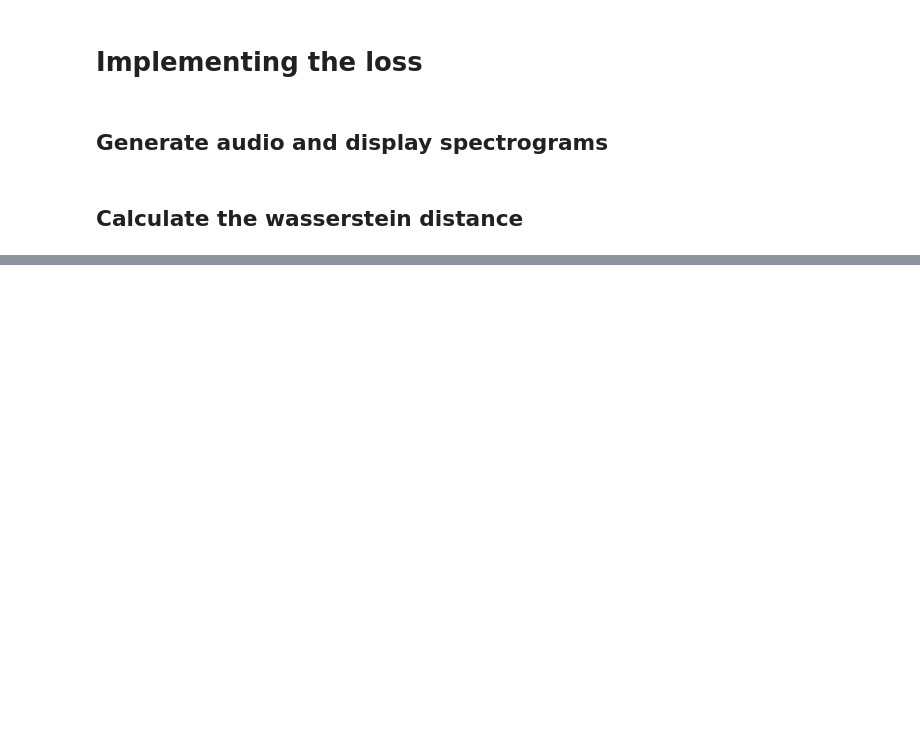
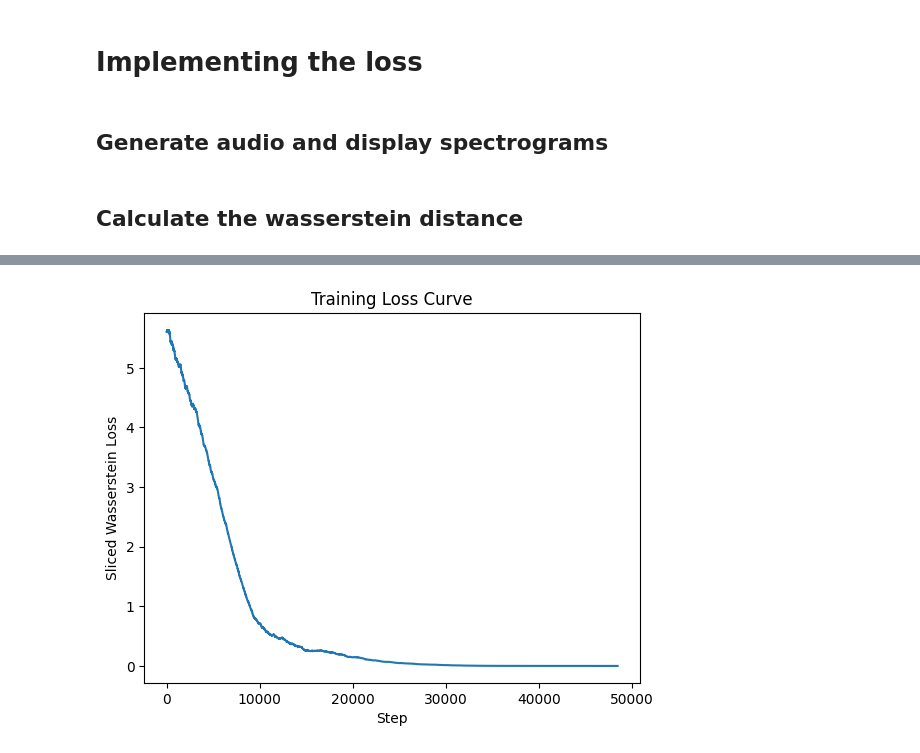
Before and after one commit to blazejkotowski/plaud, a Jupyter notebook: experiments/wasserstein_loss/wasserstein_loss.ipynb, the cells around one changed output, grey strips where cells are left out. Cells and saved outputs as stored; diff of their text form; code cells hidden in the pictures; blank space fills up the shorter version.

Commit message:
Working optimization with Wasserstein loss

```diff
--- a/experiments/wasserstein_loss/wasserstein_loss.ipynb
+++ b/experiments/wasserstein_loss/wasserstein_loss.ipynb
@@ -26,21 +28,20 @@ training_root = os.path.join(experiment_root, 'training')
 # %%
 # Dataset parameters
 chunk_duration = 2.0
-sampling_rate = 44100
+sampling_rate = 16000
 n_signal = chunk_duration * sampling_rate
 batch_size = 16
 
 # Model parameters
-latent_size = num_params = 4
-max_freq = 22050
-n_sines = 10
+latent_size = num_params = 128
+n_sines = 1
 
 # Training parameters
-warmup_start = 300
-warmup_end = 500
-beta = 1.0
+# warmup_start = 300
+# warmup_end = 500
+# beta = 1.0
 max_epochs = 5000
-learning_rate = 1e-2
+learning_rate = 1e-4
 # %%
 def get_dataset_split(dataset_path, validation_split=0.2):
   """
@@ -404,0 +397,73 @@ plt.show()
+# %%
+import torch
+torch.set_float32_matmul_precision('medium')
+torch.set_default_tensor_type('torch.cuda.FloatTensor')
+torch.set_default_device('cuda')
+
+import numpy as np
+from ddsp.losses import SlicedWassersteinLoss
+from auraloss.freq import MultiResolutionSTFTLoss
+
+from IPython.display import Audio, display
+from tqdm.notebook import trange
+
+# Configurable parameters
+fs = 44100  # sample rate, can be changed
+dur = 2.0   # seconds
+n_samples = int(fs * dur)
+
+# Loss
+sw_loss = SlicedWassersteinLoss(sampling_rate=fs, n_projections=10, win_size=512, hop_size=256, p=2)
+# mss_loss = MultiResolutionSTFTLoss()
+
+# Training loop parameters
+n_steps = 50000
+learning_rate = 1e-3
+
+# Randomize base frequency in [0, fs/2]
+# target_freq = 6000
+target_freq = torch.rand(1).item() * (fs / 2)
+
+# Target sinusoid
+t = torch.arange(n_samples, device='cuda') / fs
+target = torch.cos(2 * np.pi * target_freq * t).to('cuda')
+
+print("Target frequency:", target_freq)
+display(Audio(target.cpu().numpy(), rate=fs))
+
+a = torch.nn.Parameter(torch.randn(1, device='cuda'))
+# a = torch.nn.Parameter(torch.Tensor([0.5]))
+
+optimizer = torch.optim.Adam([a], lr=learning_rate)
+
+losses = []
+progress_bar = trange(n_steps, desc="Training", leave=True)
+for step in progress_bar:
+  optimizer.zero_grad()
+  freq = torch.sigmoid(a) * (fs / 2)  # Ensure frequency is in [0, fs/2]
+  synth = torch.cos(2 * np.pi * freq * t)
+
+  loss = sw_loss(synth.unsqueeze(0), target.unsqueeze(0))
+  if loss.item() < 1e-7:
+    progress_bar.n = step + 1
+    progress_bar.last_print_n = step + 1
+    progress_bar.update(0)
+    break
+
+  loss.backward()
+  optimizer.step()
+  losses.append(loss.item())
+
+  if step % 100 == 0 or step == n_steps - 1:
+    progress_bar.set_postfix({"Loss": f"{loss.item():.6f}", "Freq": f"{freq.item():.2f}"})
+
+import matplotlib.pyplot as plt
+plt.plot(losses)
+plt.xlabel('Step')
+plt.ylabel('Sliced Wasserstein Loss')
+plt.title('Training Loss Curve')
+plt.show()
+
+print(f"Fitted frequency: {freq.item():.2f} Hz")
+print(f"Target frequency: {target_freq:.2f} Hz")
+# %% [output]
@@ -404,0 +472 @@ plt.show()
+[figure, added]
```
Also changed, not shown: parts of 8 cells of this notebook, 3 other files.
